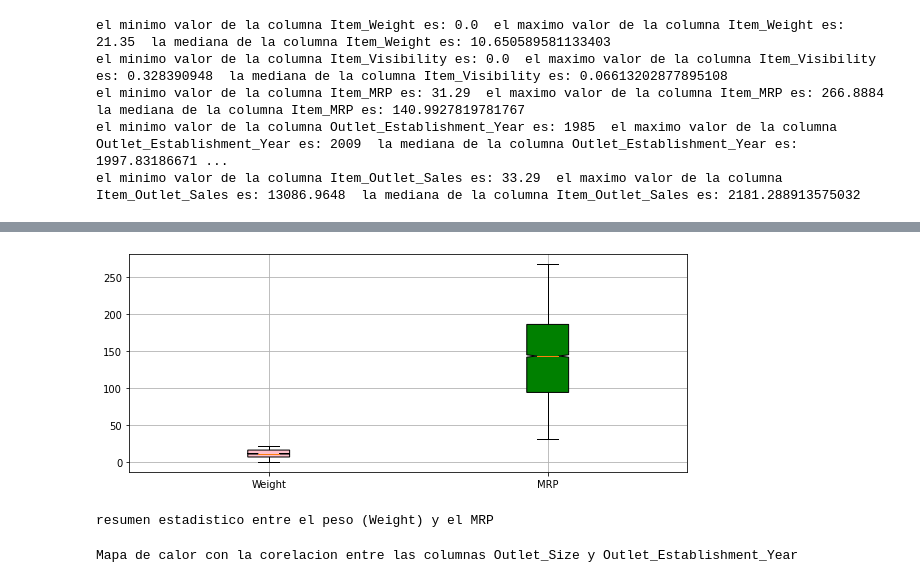
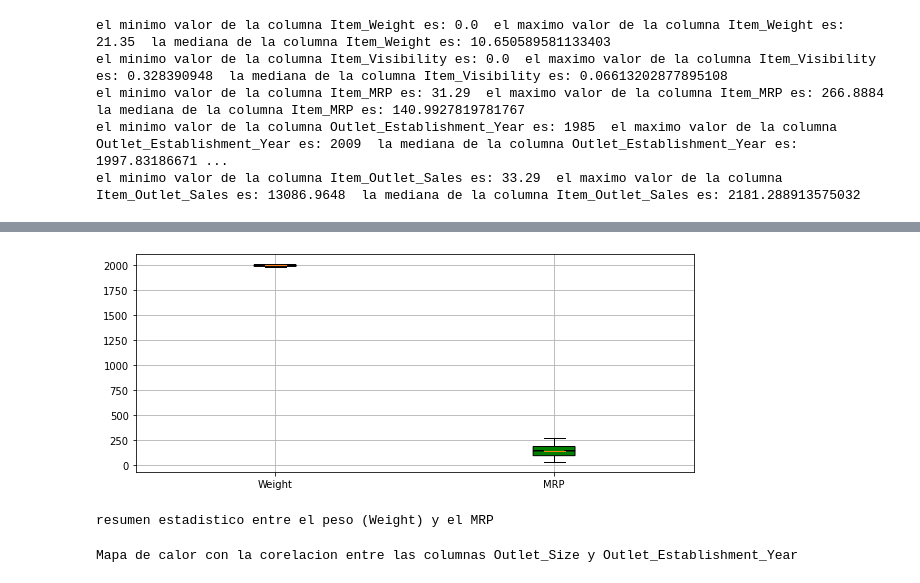
Before and after one commit to Jorge2018/prediccion_ventas, a Jupyter notebook: prediccion_ventas04.ipynb, the cells around one changed output, grey strips where cells are left out. Drawn from its saved outputs; the diff is of its cells as text; code cells hidden in the pictures.

```diff
--- a/prediccion_ventas04.ipynb
+++ b/prediccion_ventas04.ipynb
@@ -137,23 +137,23 @@ print('distribucion de los distintos identificadores de Outlets analizados')
 distribucion de los distintos identificadores de Outlets analizados
 # %%
-data = df['Item_Weight'],df['Item_MRP']
+data = df['Outlet_Establishment_Year'],df['Item_MRP']
 labels = ['Weight','MRP']
 fig, axes = plt.subplots(nrows=1, ncols=1, figsize=(10, 4))
 bplot = axes.boxplot(data,
                          notch=True,
                          vert=True,
                          patch_artist=True,
                          labels=labels)
 
 colors = ['pink', 'green']
 for bplotA in (bplot,bplot):
     for patch, color in zip(bplotA['boxes'], colors):
         patch.set_facecolor(color)
 plt.grid()
 plt.show()
 print('resumen estadistico entre el peso (Weight) y el MRP')
 # %% [output]
-[figure, old version]
+[figure, new version]
 resumen estadistico entre el peso (Weight) y el MRP
 # %%
 pivot=pd.pivot_table(df,values='Item_MRP',index='Outlet_Size',columns='Outlet_Establishment_Year', aggfunc=[np.mean])
```
Also changed, not shown: parts of 4 cells of this notebook.
